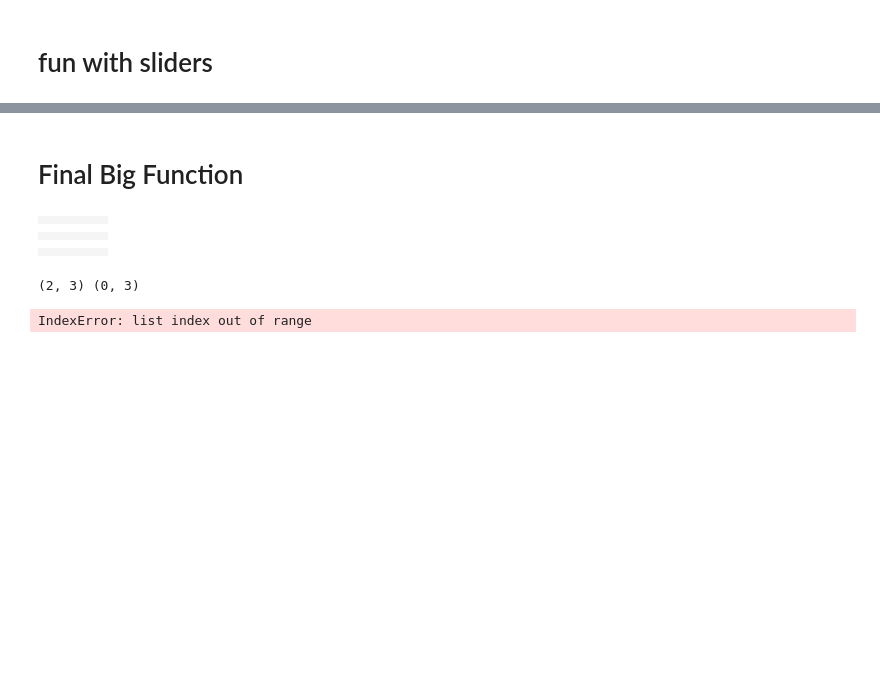
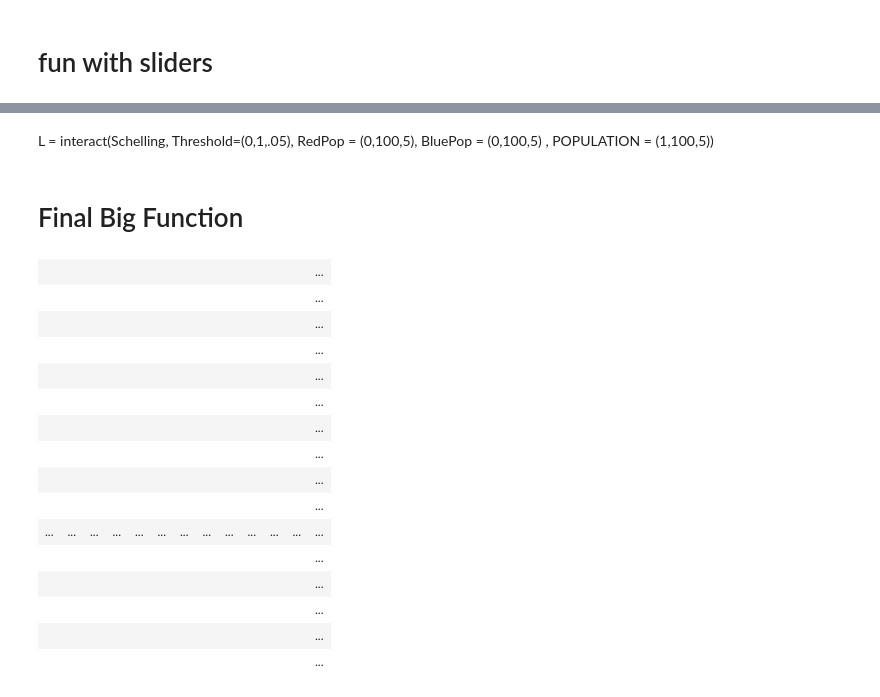
Before and after one commit to usohi/PHYS202-S14, a Jupyter notebook: Schelling/Schelling Model.ipynb, the cells around one changed output, grey strips where cells are left out. Cells and saved outputs as stored; diff of their text form; code cells hidden in the pictures; blank space fills up the shorter version.

Commit message:
Added Sliders and made final function run, mainly by adding the if statement to find_movers

```diff
--- a/Schelling/Schelling Model.ipynb
+++ b/Schelling/Schelling Model.ipynb
@@ -445,8 +466,8 @@ IndexError: list index out of range
 # %%
 #def move(movers,nulls)
 #Current main function to move the stuff
-for i in range(len(movers)):
-    p = random.randint(0,len(nulls))
-    grid[nulls[p]].rgb = grid[movers[i]].rgb #Change color of the empty space randomly chosen to the color of the current movers (unsatisfied) spot
-    grid[movers[i]].rgb = (0,0,0)   # This should actually change the grid
-    nulls.remove(p)
+#for i in range(len(movers)):
+#    p = random.randint(0,len(nulls))
+#    grid[nulls[p]].rgb = grid[movers[i]].rgb #Change color of the empty space randomly chosen to the color of the current movers (unsatisfied) spot
+#    grid[movers[i]].rgb = (0,0,0)   # This should actually change the grid
+#    nulls.remove(p)
@@ -474,7 +493,7 @@ NameError: name 'movers' is not defined
 # %%
 #def move(movers,nulls)
-for i in range(len(movers)):
-    p = random.randit(0,len(nulls))
-    grid[nulls[p]].rgb = grid[movers[i]].rgb #Change color of the empty space randomly chosen to the color of the current movers (unsatisfied) spot
-    grid[movers[i]].rgb = (0,0,0)   # This should actually change the grid
-    nulls.remove(p)
+#for i in range(len(movers)):
+#    p = random.randit(0,len(nulls))
+#    grid[nulls[p]].rgb = grid[movers[i]].rgb #Change color of the empty space randomly chosen to the color of the current movers (unsatisfied) spot
+#    grid[movers[i]].rgb = (0,0,0)   # This should actually change the grid
+#    nulls.remove(p)
@@ -519,42 +532,46 @@ L = interact(Schelling, Threshold=(0,1,.05), RedPop = (0,100,5), BluePop = (0,10
+# %% [markdown]
+L = interact(Schelling, Threshold=(0,1,.05), RedPop = (0,100,5), BluePop = (0,100,5) , POPULATION = (1,100,5))
 # %% [markdown]
 # Final Big Function
 # %%
-def Schelling(Threshold,RedPop,BluePop,POPULATION,Iterations):
+def Schelling(GridSize=5,Threshold=0.5,RedPop=60,BluePop=30,Iterations=1):
     # How this part should look once we're using the sliders
 
-    grid = BlockGrid(5,5)           #Creates grid
+    grid = BlockGrid(GridSize,GridSize)           #Creates grid
 
     if (RedPop + BluePop)> 100:
         print "Choose values that don't exceed 100 %"
     else:
         for i in range(grid.height):
             for j in range(grid.width):
                 rand_int1 = random.randint(1,100)
                 if rand_int1 <= BluePop:
                     grid[i,j] = (0, 0, 255)
                 elif rand_int1 <= (RedPop + BluePop):
                     grid[i,j] = (255, 0, 0)
                 elif rand_int1 > (RedPop + BluePop):
                     grid[i,j] = (0, 0, 0)
+        grid.show()
 
-                if grid[i,j] == (0, 0, 255):
-                    grid[i,j] = blue
-                elif grid[i,j] == (255, 0, 0):
-                    grid[i,j] = red
-                elif grid[i,j] == (0, 0, 0):
-                    grid[i,j] = green
-                cell1 = grid[i,j]
-    grid.show()
+
     while Iterations > 0:
         find_movers(grid,Threshold)
         Iterations = Iterations - 1
+v = interact(Schelling,GridSize=(5,100,5), Threshold=(0,1,.05), RedPop = (0,100,5), BluePop = (0,100,5) , Iterations = (0,100,5))
+# %% [output]
+|  |  |  |  |  |  |  |  |  |  |  |  | ... |
+|  |  |  |  |  |  |  |  |  |  |  |  | ... |
+|  |  |  |  |  |  |  |  |  |  |  |  | ... |
+|  |  |  |  |  |  |  |  |  |  |  |  | ... |
+|  |  |  |  |  |  |  |  |  |  |  |  | ... |
+|  |  |  |  |  |  |  |  |  |  |  |  | ... |
+|  |  |  |  |  |  |  |  |  |  |  |  | ... |
+|  |  |  |  |  |  |  |  |  |  |  |  | ... |
+|  |  |  |  |  |  |  |  |  |  |  |  | ... |
+|  |  |  |  |  |  |  |  |  |  |  |  | ... |
+| ... | ... | ... | ... | ... | ... | ... | ... | ... | ... | ... | ... | ... |
+|  |  |  |  |  |  |  |  |  |  |  |  | ... |
+|  |  |  |  |  |  |  |  |  |  |  |  | ... |
+|  |  |  |  |  |  |  |  |  |  |  |  | ... |
+|  |  |  |  |  |  |  |  |  |  |  |  | ... |
+|  |  |  |  |  |  |  |  |  |  |  |  | ... |
-# %%
-Schelling(0.4,60,20,500,2)
-# %% [output]
-|  |  |  |  |  |
-|  |  |  |  |  |
-|  |  |  |  |  |
-|  |  |  |  |  |
-|  |  |  |  |  |
-(2, 3) (0, 3)
-IndexError: list index out of range
```
Also changed, not shown: parts of 10 cells of this notebook, 1 other file.
